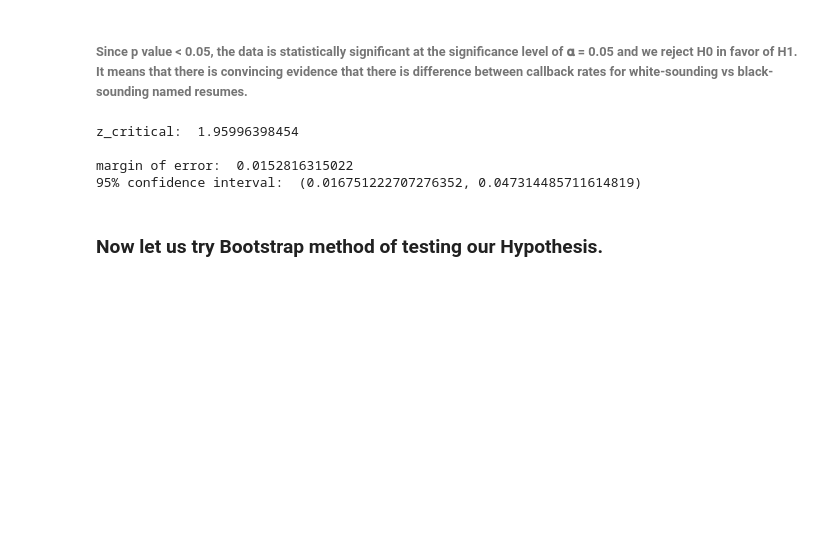
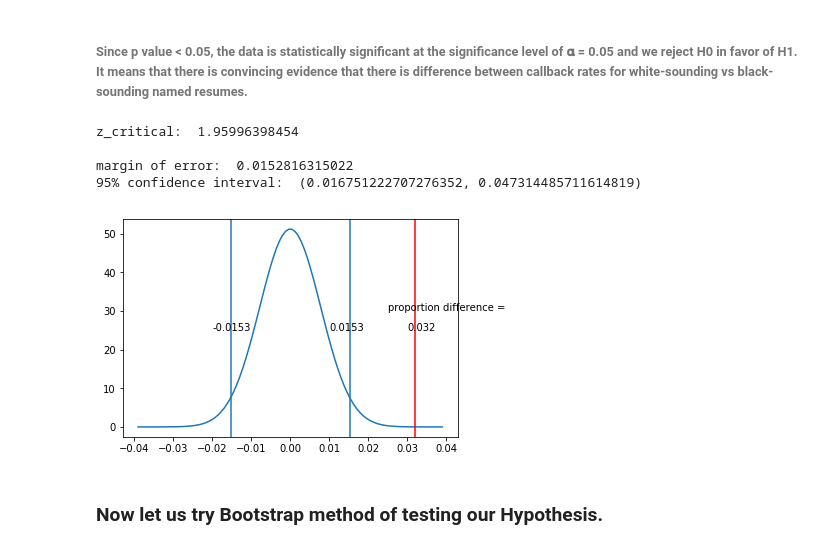
Before and after one commit to NehaJain18/springboard, a Jupyter notebook: sliderule_dsi_inferential_statistics_exercise_2.ipynb, the cells around one changed output. Drawn from its saved outputs; the diff is of its cells as text; code cells hidden in the pictures; blank space fills up the shorter version.

```diff
--- a/sliderule_dsi_inferential_statistics_exercise_2.ipynb
+++ b/sliderule_dsi_inferential_statistics_exercise_2.ipynb
@@ -176,6 +176,21 @@ z_critical:  1.95996398454
 
 margin of error:  0.0152816315022
 95% confidence interval:  (0.016751222707276352, 0.047314485711614819)
+# %%
+import matplotlib.pyplot as plt
+import matplotlib.mlab as mlab
+x = np.linspace(-5 * sigma, 5 * sigma, 100)
+plt.plot(x, mlab.normpdf(x,0,sigma))
+plt.axvline(moe)
+plt.axvline(-moe)
+plt.axvline(prop_diff,color='red')
+plt.annotate(np.round(moe,4), (0.01,25))
+plt.annotate(-np.round(moe,4), (-0.02,25))
+plt.annotate('proportion difference = ', (0.025,30))
+plt.annotate(np.round(prop_diff,4), (0.03,25))
+plt.show()
+# %% [output]
+[figure, added]
 # %% [markdown]
 ### Now let us try Bootstrap method of testing our Hypothesis.
 # %%
```
Also changed, not shown: parts of 3 cells of this notebook.
